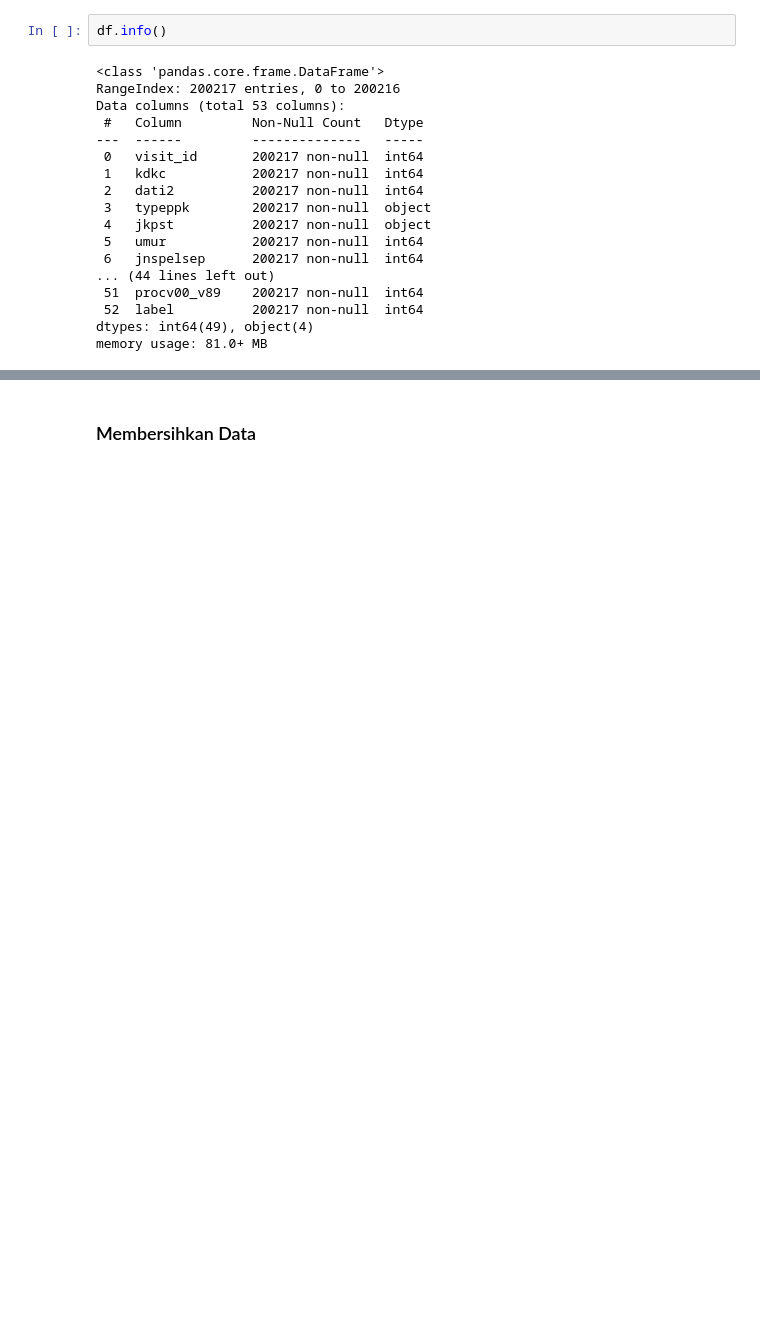
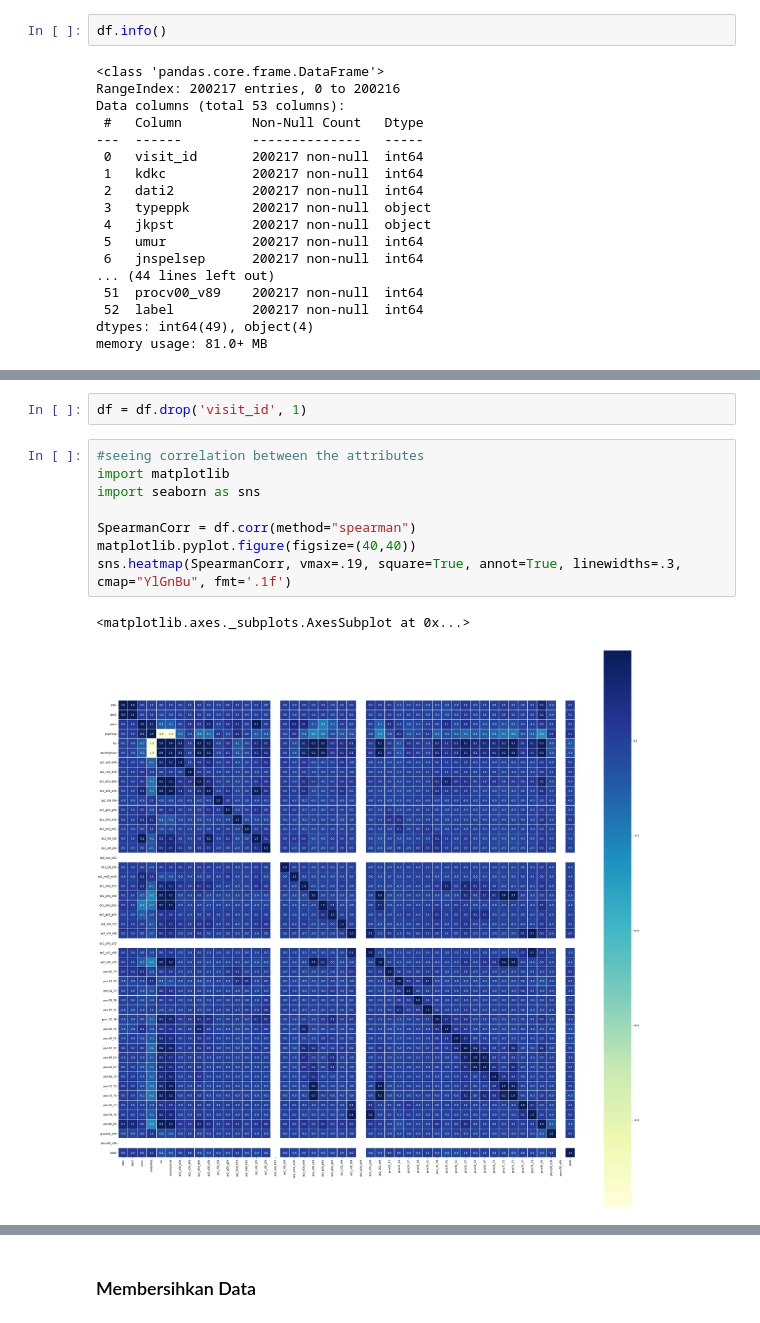
Before and after one commit to gracepanjaitan/Project-DAMI-Binary-Classification-Using-KNN, a Jupyter notebook: Fraud_Detection_Using_KNN_03.ipynb, the cells around one changed output, grey strips where cells are left out. Drawn from its saved outputs; the diff is of its cells as text; blank space fills up the shorter version.

```diff
--- a/Fraud_Detection_Using_KNN_03.ipynb
+++ b/Fraud_Detection_Using_KNN_03.ipynb
@@ -43,0 +92,13 @@ memory usage: 81.0+ MB
+# %%
+df = df.drop('visit_id', 1)
+# %%
+#seeing correlation between the attributes
+import matplotlib
+import seaborn as sns
+
+SpearmanCorr = df.corr(method="spearman")
+matplotlib.pyplot.figure(figsize=(40,40))
+sns.heatmap(SpearmanCorr, vmax=.19, square=True, annot=True, linewidths=.3, cmap="YlGnBu", fmt='.1f')
+# %% [output]
+<matplotlib.axes._subplots.AxesSubplot at 0x...>
+[figure, added]
```
Also changed, not shown: parts of 20 cells of this notebook.
